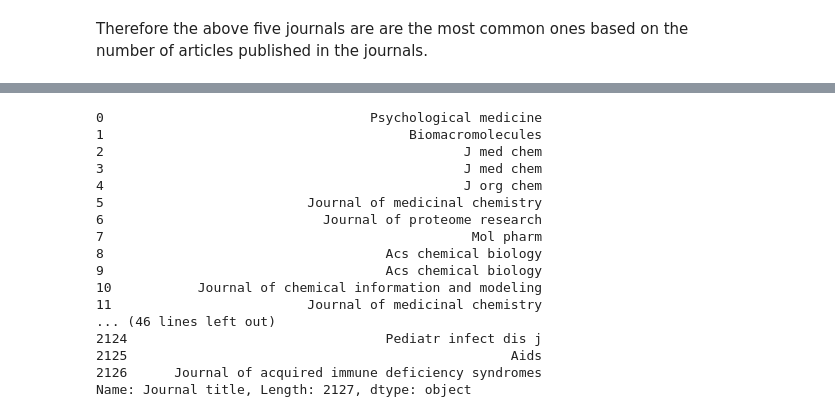
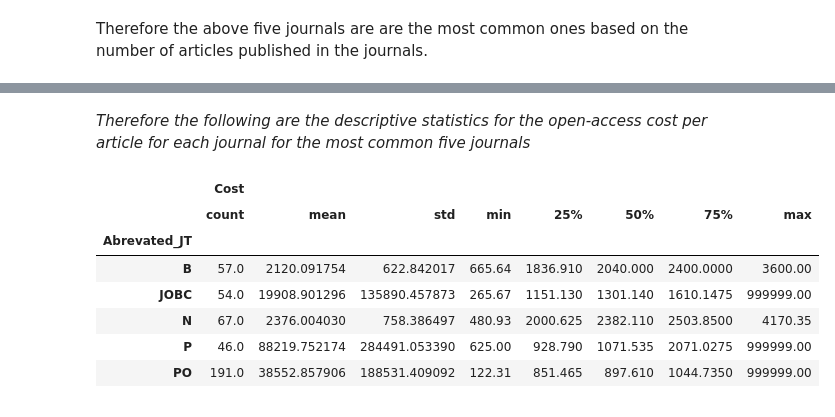
Before and after one commit to AmanuelKG/sharing_thinkful, a Jupyter notebook: data_cleaning_1/data_cleaning_assign.ipynb, the cells around one changed output, grey strips where cells are left out. Saved outputs shown, nothing was run; the diff lists cells and outputs as text; code cells hidden in the pictures.

```diff
--- a/data_cleaning_1/data_cleaning_assign.ipynb
+++ b/data_cleaning_1/data_cleaning_assign.ipynb
@@ -162,22 +158,13 @@ outliers_removed.boxplot()
-# %%
-#the same journal titles with different captalization in the title makes, it look like different journals
-#they should be brought to the same capitalization format.
-df['Journal title'].str.capitalize()
-# %% [output]
-0                                  Psychological medicine
-1                                       Biomacromolecules
-2                                              J med chem
-3                                              J med chem
-4                                              J org chem
-5                          Journal of medicinal chemistry
-6                            Journal of proteome research
-7                                               Mol pharm
-8                                    Acs chemical biology
-9                                    Acs chemical biology
-10           Journal of chemical information and modeling
-11                         Journal of medicinal chemistry
-... (46 lines left out)
-2124                                 Pediatr infect dis j
-2125                                                 Aids
-2126      Journal of acquired immune deficiency syndromes
-Name: Journal title, Length: 2127, dtype: object
+# %% [markdown]
+*Therefore the following are the descriptive statistics for the open-access cost per article for each journal for the most common five journals*
+# %%
+five_journals.groupby('Abrevated_JT').describe()
+# %% [output]
+|  | Cost |  |  |  |  |  |  |  |
+|  | count | mean | std | min | 25% | 50% | 75% | max |
+| Abrevated_JT |  |  |  |  |  |  |  |  |
+| B | 57.0 | 2120.091754 | 622.842017 | 665.64 | 1836.910 | 2040.000 | 2400.0000 | 3600.00 |
+| JOBC | 54.0 | 19908.901296 | 135890.457873 | 265.67 | 1151.130 | 1301.140 | 1610.1475 | 999999.00 |
+| N | 67.0 | 2376.004030 | 758.386497 | 480.93 | 2000.625 | 2382.110 | 2503.8500 | 4170.35 |
+| P | 46.0 | 88219.752174 | 284491.053390 | 625.00 | 928.790 | 1071.535 | 2071.0275 | 999999.00 |
+| PO | 191.0 | 38552.857906 | 188531.409092 | 122.31 | 851.465 | 897.610 | 1044.7350 | 999999.00 |
```
Also changed, not shown: parts of 9 cells of this notebook, 1 other file.
